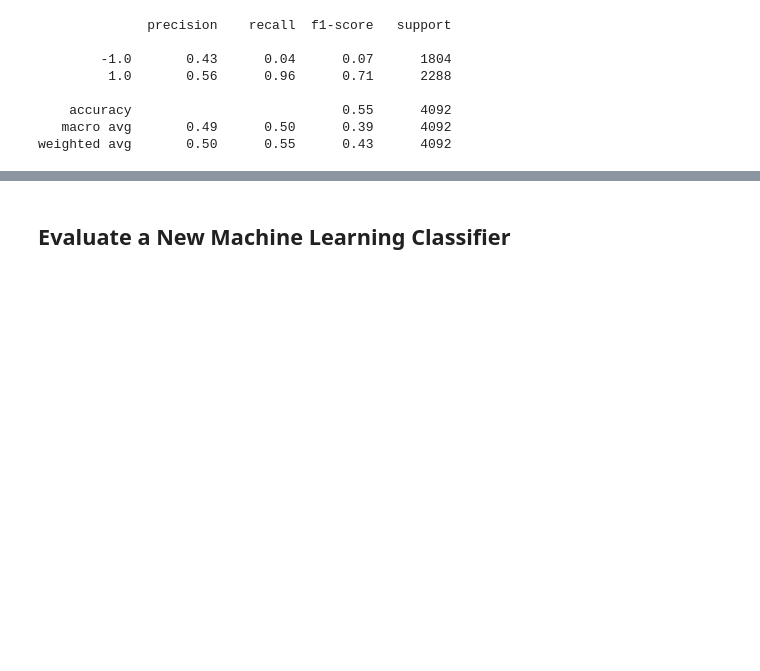
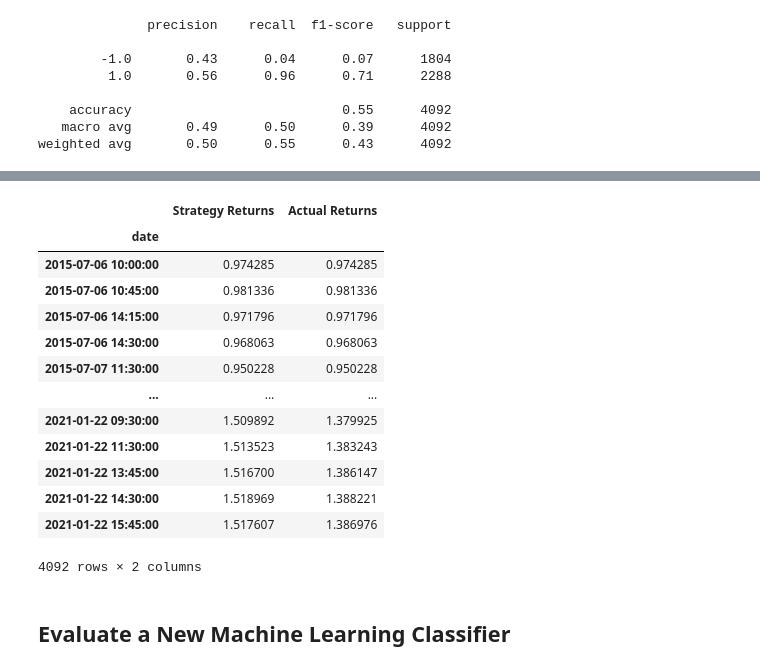
Before and after one commit to MajidKouki/c12-machine-learning-trade-bot, a Jupyter notebook: machine_learning_trade_bot.ipynb, the cells around one changed output, grey strips where cells are left out. Cells and saved outputs as stored; diff of their text form; code cells hidden in the pictures; blank space fills up the shorter version.

```diff
--- a/machine_learning_trade_bot.ipynb
+++ b/machine_learning_trade_bot.ipynb
@@ -351,3 +325,21 @@ predictions_df
+# %%
+# Check cumulative returns
+(1 + predictions_df[["Strategy Returns", "Actual Returns"]]).cumprod()
+# %% [output]
+|  | Strategy Returns | Actual Returns |
+| date |  |  |
+| 2015-07-06 10:00:00 | 0.974285 | 0.974285 |
+| 2015-07-06 10:45:00 | 0.981336 | 0.981336 |
+| 2015-07-06 14:15:00 | 0.971796 | 0.971796 |
+| 2015-07-06 14:30:00 | 0.968063 | 0.968063 |
+| 2015-07-07 11:30:00 | 0.950228 | 0.950228 |
+| ... | ... | ... |
+| 2021-01-22 09:30:00 | 1.509892 | 1.379925 |
+| 2021-01-22 11:30:00 | 1.513523 | 1.383243 |
+| 2021-01-22 13:45:00 | 1.516700 | 1.386147 |
+| 2021-01-22 14:30:00 | 1.518969 | 1.388221 |
+| 2021-01-22 15:45:00 | 1.517607 | 1.386976 |
+4092 rows × 2 columns
 # %% [markdown]
 ## Evaluate a New Machine Learning Classifier
 # %%
```
Also changed, not shown: parts of 15 cells of this notebook.
